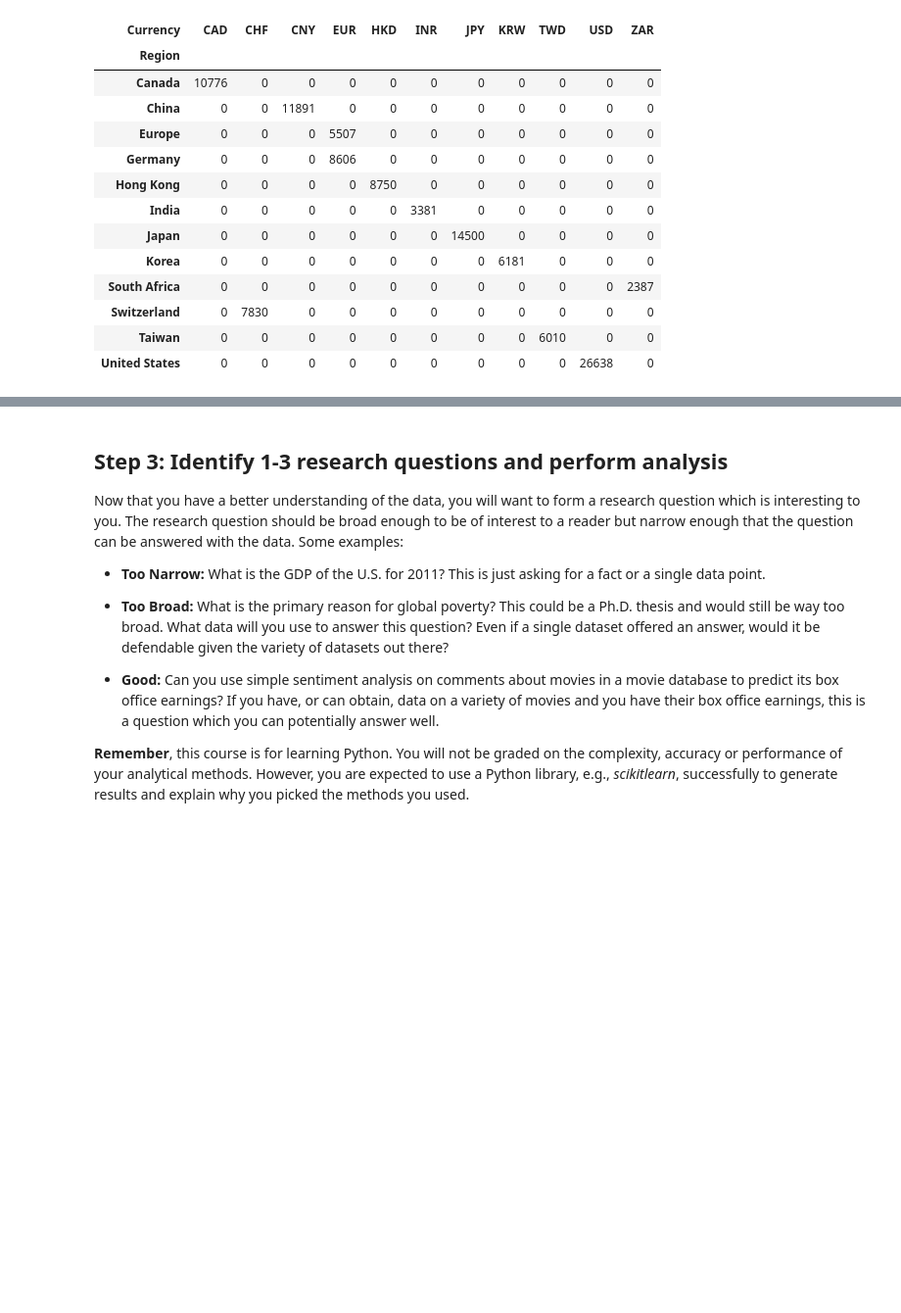
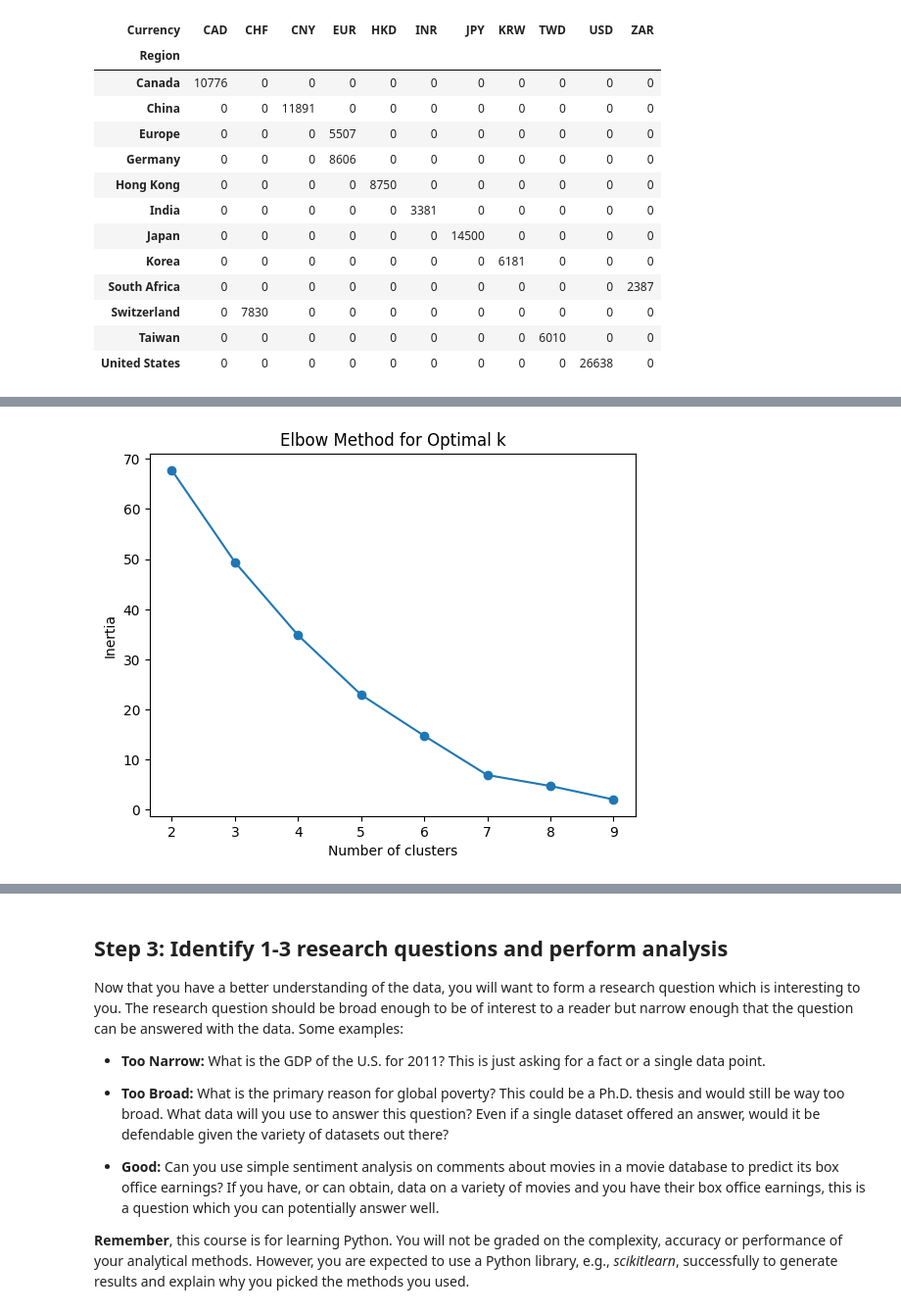
Before and after one commit to kiah-ucsd/DSE200, a Jupyter notebook: FinalProject/Final Project_Fall2025.ipynb, the cells around one changed output, grey strips where cells are left out. Shown at 98% size. Saved outputs shown, nothing was run; the diff lists cells and outputs as text; code cells hidden in the pictures; blank space fills up the shorter version.

```diff
--- a/FinalProject/Final Project_Fall2025.ipynb
+++ b/FinalProject/Final Project_Fall2025.ipynb
@@ -410,0 +414,22 @@ pd.crosstab(df_data_index["Region"], df_data_index["Currency"])
+# %%
+# engineered features to aggregate
+eng_features = [
+    'Daily_Return', 'Volatility_5D', 'Volatility_10D',
+    'Rolling_Avg_Close_7D', 'Rolling_Avg_Close_30D',
+    'Volume_Change', 'Range', 'Intraday_Volatility'
+]
+
+# Replace infinities with NaN since this will interfere with clustring
+df_data_index.replace([np.inf, -np.inf], np.nan, inplace=True)
+
+# Drop all rows with NaNs???
+df_num = df_data_index[['Index'] + eng_features].dropna()
+
+
+# filter only numeric features (dropping NaNs from rolling windows)
+df_num = df_data_index[['Index'] + eng_features].dropna()
+
+# compute mean values per Index
+df_index_features = df_num.groupby("Index")[eng_features].mean().reset_index()
+
+df_index_features
@@ -410,0 +477,5 @@ pd.crosstab(df_data_index["Region"], df_data_index["Currency"])
+# %%
+from sklearn.preprocessing import StandardScaler
+
+scaler = StandardScaler()
+X_scaled = scaler.fit_transform(df_index_features[eng_features])
@@ -410,0 +517,17 @@ pd.crosstab(df_data_index["Region"], df_data_index["Currency"])
+# %%
+from sklearn.cluster import KMeans
+inertia = []
+
+for k in range(2, 10):
+    km = KMeans(n_clusters=k, random_state=42)
+    km.fit(X_scaled)
+    inertia.append(km.inertia_)
+
+
+plt.plot(range(2,10), inertia, marker='o')
+plt.title("Elbow Method for Optimal k")
+plt.xlabel("Number of clusters")
+plt.ylabel("Inertia")
+plt.show()
+# %% [output]
+[figure, added]
```
Also changed, not shown: parts of 16 cells of this notebook.
